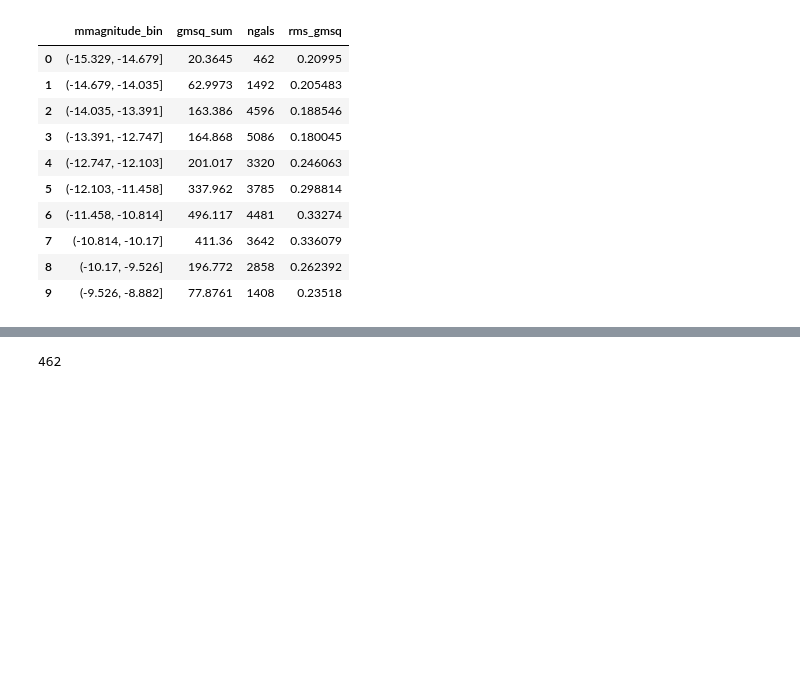
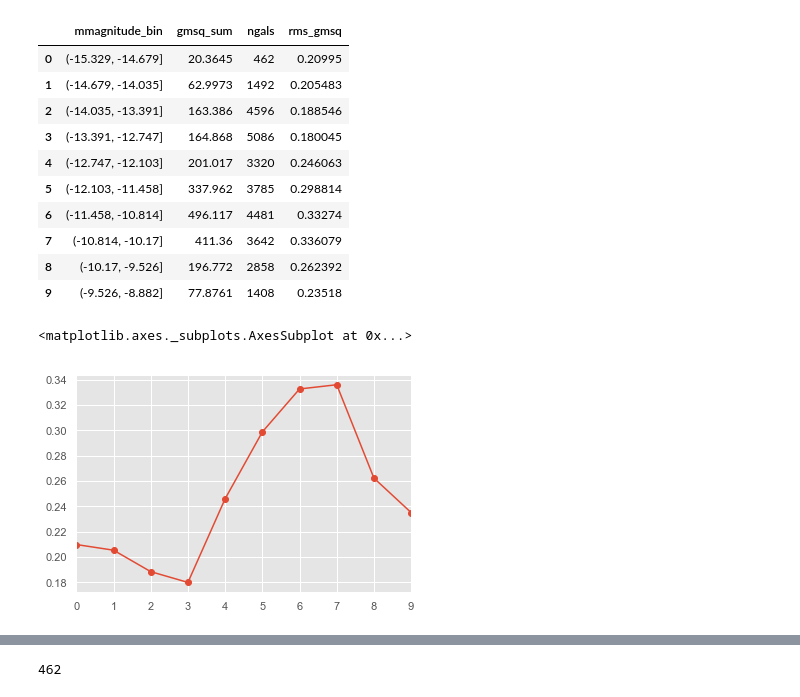
Before and after one commit to bpRsh/2019_shear_analysis_after_dmstack, a Jupyter notebook: Nov_2019/Nov21/a02_create_rms_gmsq_bins.ipynb, the cells around one changed output, grey strips where cells are left out. Saved outputs shown, nothing was run; the diff lists cells and outputs as text; code cells hidden in the pictures; blank space fills up the shorter version.

```diff
--- a/Nov_2019/Nov21/a02_create_rms_gmsq_bins.ipynb
+++ b/Nov_2019/Nov21/a02_create_rms_gmsq_bins.ipynb
@@ -296,3 +296,8 @@ df_above_bins.style.background_gradient(subset=['rms_gmsq'])
 | 7 | (-10.814, -10.17] | 411.36 | 3642 | 0.336079 |
 | 8 | (-10.17, -9.526] | 196.772 | 2858 | 0.262392 |
 | 9 | (-9.526, -8.882] | 77.8761 | 1408 | 0.23518 |
+# %%
+df_above_bins['rms_gmsq'].plot(style='-o')
+# %% [output]
+<matplotlib.axes._subplots.AxesSubplot at 0x...>
+[figure, added]
```
Also changed, not shown: parts of 2 cells of this notebook.
